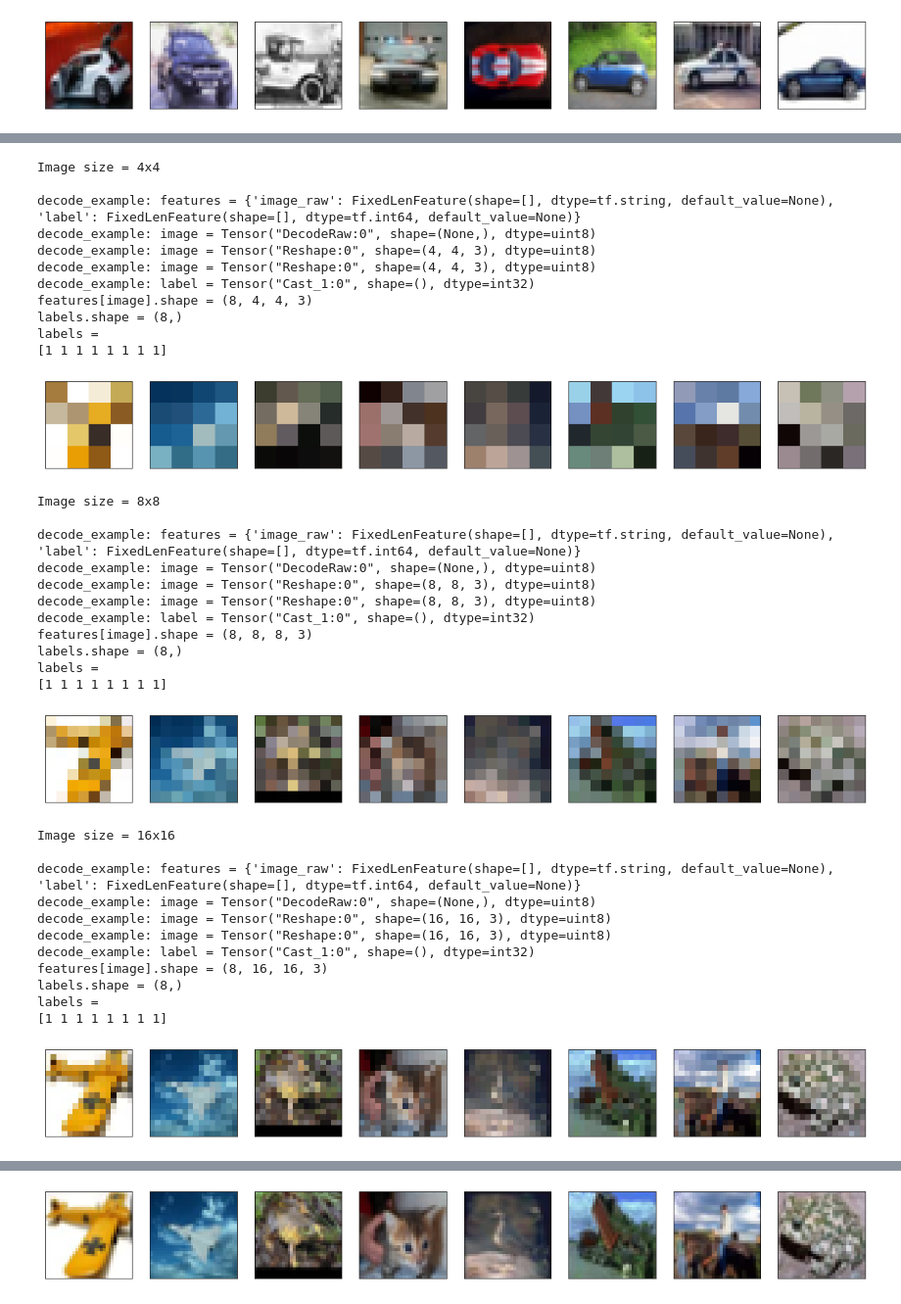
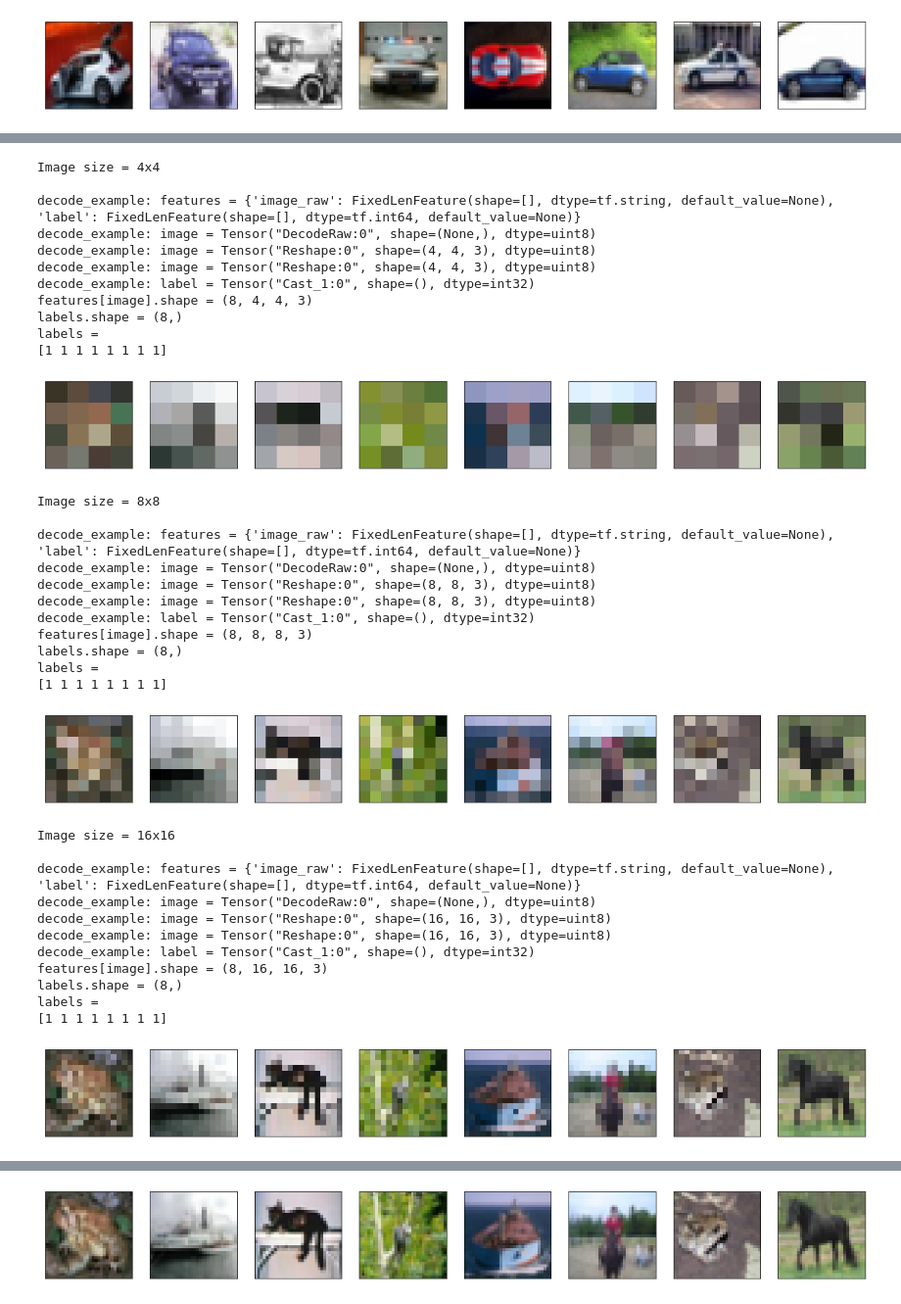
Before and after one commit to ryangillard/artificial_intelligence, a Jupyter notebook: machine_learning/gan/create_tfrecords_cifar10_car.ipynb, the cells around one changed output, grey strips where cells are left out. Shown at 98% size. Cells and saved outputs as stored; diff of their text form; code cells hidden in the pictures.

Commit message:
added sharding

```diff
--- a/machine_learning/gan/create_tfrecords_cifar10_car.ipynb
+++ b/machine_learning/gan/create_tfrecords_cifar10_car.ipynb
@@ -143,11 +171,16 @@ def write_tf_record(filepath, data):
 # %%
+# Set number of shards to split dataset into.
+num_shards = 10
+
 # Loop through each progressive resolution image size.
 for i in range(4):
     img_sz = 4 * 2 ** i
+    print("\nWriting {0}_{0} TF Records!".format(img_sz))
 
     # Cars
-    write_tf_record(
-        filepath="data/cifar10_car/train_{0}x{0}.tfrecord".format(img_sz),
+    create_tf_record_shards(
+        num_shards=num_shards,
+        filepath="data/cifar10_car/train_{0}x{0}".format(img_sz),
         data={
             "image_raw": tf.image.resize(
                 images=car_train, size=(img_sz, img_sz), method="nearest"
@@ -155,8 +188,9 @@ for i in range(4):
             "label": np.ones(shape=[car_train.shape[0]], dtype=np.int32)
         }
     )
-    write_tf_record(
-        filepath="data/cifar10_car/test_{0}x{0}.tfrecord".format(img_sz),
+    create_tf_record_shards(
+        num_shards=num_shards,
+        filepath="data/cifar10_car/test_{0}x{0}".format(img_sz),
         data={
             "image_raw": tf.image.resize(
                 images=car_test, size=(img_sz, img_sz), method="nearest"
@@ -166,8 +200,9 @@ for i in range(4):
     )
 
     # Non-cars
-    write_tf_record(
-        filepath="data/cifar10_non_car/train_{0}x{0}.tfrecord".format(img_sz),
+    create_tf_record_shards(
+        num_shards=num_shards,
+        filepath="data/cifar10_non_car/train_{0}x{0}".format(img_sz),
         data={
             "image_raw": tf.image.resize(
                 images=anom_train, size=(img_sz, img_sz), method="nearest"
@@ -175,8 +210,9 @@ for i in range(4):
             "label": np.ones(shape=[car_train.shape[0]], dtype=np.int32)
         }
     )
-    write_tf_record(
-        filepath="data/cifar10_non_car/test_{0}x{0}.tfrecord".format(img_sz),
+    create_tf_record_shards(
+        num_shards=num_shards,
+        filepath="data/cifar10_non_car/test_{0}x{0}".format(img_sz),
         data={
             "image_raw": tf.image.resize(
                 images=anom_test, size=(img_sz, img_sz), method="nearest"
@@ -348,7 +392,7 @@ for i in range(4):
 
     features, labels = try_out_input_function(
         arguments={
-            "filename": "data/cifar10_car/train_{0}x{0}.tfrecord".format(
+            "filename": "data/cifar10_car/train_{0}x{0}_0.tfrecord".format(
                 img_sz
             ),
             "height": img_sz,
@@ -357,7 +401,6 @@ for i in range(4):
         },
         print_out=True
     )
-    print(output)
     plot_images(features["image"])
 # %% [output]
 Image size = 4x4
@@ -420,7 +459,7 @@ for i in range(4):
 
     features, labels = try_out_input_function(
         arguments={
-            "filename": "data/cifar10_car/test_{0}x{0}.tfrecord".format(
+            "filename": "data/cifar10_car/test_{0}x{0}_0.tfrecord".format(
                 img_sz
             ),
             "height": img_sz,
@@ -487,7 +526,7 @@ for i in range(4):
 
     features, labels = try_out_input_function(
         arguments={
-            "filename": "data/cifar10_non_car/train_{0}x{0}.tfrecord".format(
+            "filename": "data/cifar10_non_car/train_{0}x{0}_0.tfrecord".format(
                 img_sz
             ),
             "height": img_sz,
@@ -549,34 +588,34 @@ labels =
 # %%
 # Loop through each progressive resolution image size.
 for i in range(4):
     img_sz = 4 * 2 ** i
     print("\nImage size = {0}x{0}".format(img_sz))
 
     features, labels = try_out_input_function(
         arguments={
-            "filename": "data/cifar10_non_car/test_{0}x{0}.tfrecord".format(
+            "filename": "data/cifar10_non_car/test_{0}x{0}_0.tfrecord".format(
                 img_sz
             ),
             "height": img_sz,
             "width": img_sz,
             "depth": 3
         },
         print_out=True
     )
     plot_images(features["image"])
 # %% [output]
 Image size = 4x4
 
 decode_example: features = {'image_raw': FixedLenFeature(shape=[], dtype=tf.string, default_value=None), 'label': FixedLenFeature(shape=[], dtype=tf.int64, default_value=None)}
 decode_example: image = Tensor("DecodeRaw:0", shape=(None,), dtype=uint8)
 decode_example: image = Tensor("Reshape:0", shape=(4, 4, 3), dtype=uint8)
 decode_example: image = Tensor("Reshape:0", shape=(4, 4, 3), dtype=uint8)
 decode_example: label = Tensor("Cast_1:0", shape=(), dtype=int32)
 features[image].shape = (8, 4, 4, 3)
 labels.shape = (8,)
 labels =
 [1 1 1 1 1 1 1 1]
-[figure, old version]
+[figure, new version]
 Image size = 8x8
 
 decode_example: features = {'image_raw': FixedLenFeature(shape=[], dtype=tf.string, default_value=None), 'label': FixedLenFeature(shape=[], dtype=tf.int64, default_value=None)}
@@ -588,7 +627,7 @@ features[image].shape = (8, 8, 8, 3)
 labels.shape = (8,)
 labels =
 [1 1 1 1 1 1 1 1]
-[figure, old version]
+[figure, new version]
 Image size = 16x16
 
 decode_example: features = {'image_raw': FixedLenFeature(shape=[], dtype=tf.string, default_value=None), 'label': FixedLenFeature(shape=[], dtype=tf.int64, default_value=None)}
@@ -600,7 +639,7 @@ features[image].shape = (8, 16, 16, 3)
 labels.shape = (8,)
 labels =
 [1 1 1 1 1 1 1 1]
-[figure, old version]
+[figure, new version]
 Image size = 32x32
 
 decode_example: features = {'image_raw': FixedLenFeature(shape=[], dtype=tf.string, default_value=None), 'label': FixedLenFeature(shape=[], dtype=tf.int64, default_value=None)}
@@ -612,4 +651,4 @@ features[image].shape = (8, 32, 32, 3)
 labels.shape = (8,)
 labels =
 [1 1 1 1 1 1 1 1]
-[figure, old version]
+[figure, new version]
```
Also changed, not shown: parts of 7 cells of this notebook.
